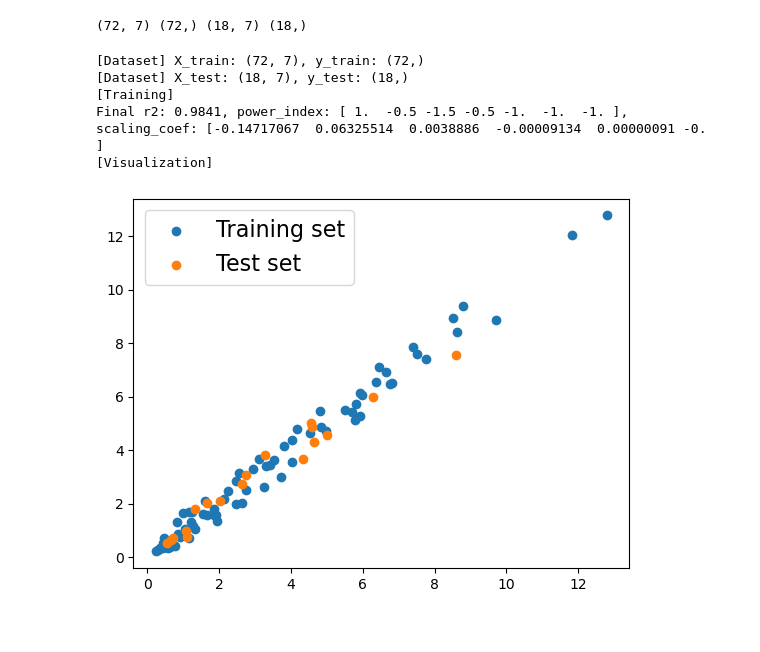
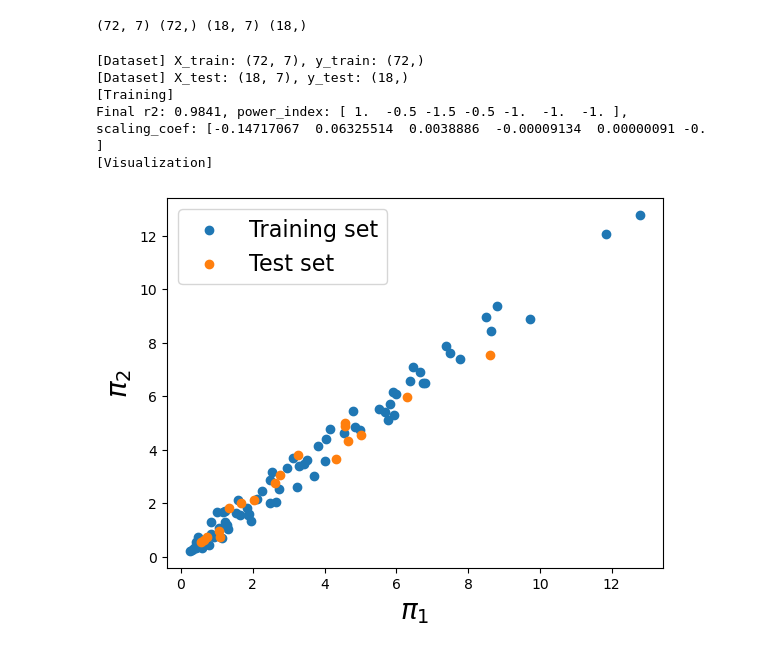
Before and after one commit to xiaoyuxie-vico/PyDimension-Book, a Jupyter notebook: _build/jupyter_execute/examples/pattern_search.ipynb, the cells around one changed output. Drawn from its saved outputs; the diff is of its cells as text; code cells hidden in the pictures.

```diff
--- a/_build/jupyter_execute/examples/pattern_search.ipynb
+++ b/_build/jupyter_execute/examples/pattern_search.ipynb
@@ -267,14 +267,7 @@ def test_keyhole_example(method):
             [0., 0., 0., 0., 0., -1., 1.],
         ],
     )
-    D_out = np.array(
-        [
-            [1.],
-            [0.],
-            [0.],
-            [0.],
-        ]
-    )
+
     # best weights for Ke: 0.5, 1, 1
     # basis vectors in columns
     scaling_mat = np.array(
@@ -294,31 +287,33 @@ def test_keyhole_example(method):
     data_loader = Dataset(dataset_path, input_list, output_list)
     X_train, y_train, X_test, y_test = data_loader.parser()
     print(f'[Dataset] X_train: {X_train.shape}, y_train: {y_train.shape}')
     print(f'[Dataset] X_test: {X_test.shape}, y_test: {y_test.shape}')
 
     ################################### training and testing ###########################
     print('[Training]')
     dimensionless_learning = DimensionlessLearning(X_train, y_train, scaling_mat)
     r2, power_index, scaling_coef = dimensionless_learning.fit(method=method)
     print(f'Final r2: {r2:.4f}, power_index: {power_index}, scaling_coef: {scaling_coef}')
     pred_train = dimensionless_learning.predict(X_train, power_index, scaling_coef, deg)
     pred_test = dimensionless_learning.predict(X_test, power_index, scaling_coef, deg)
 
     ################################### visualization ###################################
     print('[Visualization]')
     fig = plt.figure()
     plt.scatter(pred_train, y_train, label='Training set')
     plt.scatter(pred_test, y_test, label='Test set')
     plt.legend(fontsize=16)
+    plt.xlabel(r'$\pi_1$', fontsize=20)
+    plt.ylabel(r'$\pi_2$', fontsize=20)
     plt.show()
 
 
 method = 'pattern_search'
 test_keyhole_example(method)
 # %% [output]
 [Dataset] X_train: (72, 7), y_train: (72,)
 [Dataset] X_test: (18, 7), y_test: (18,)
 [Training]
 Final r2: 0.9841, power_index: [ 1.  -0.5 -1.5 -0.5 -1.  -1.  -1. ], scaling_coef: [-0.14717067  0.06325514  0.0038886  -0.00009134  0.00000091 -0.        ]
 [Visualization]
-[figure, old version]
+[figure, new version]
```
Also changed, not shown: 7 other files.
